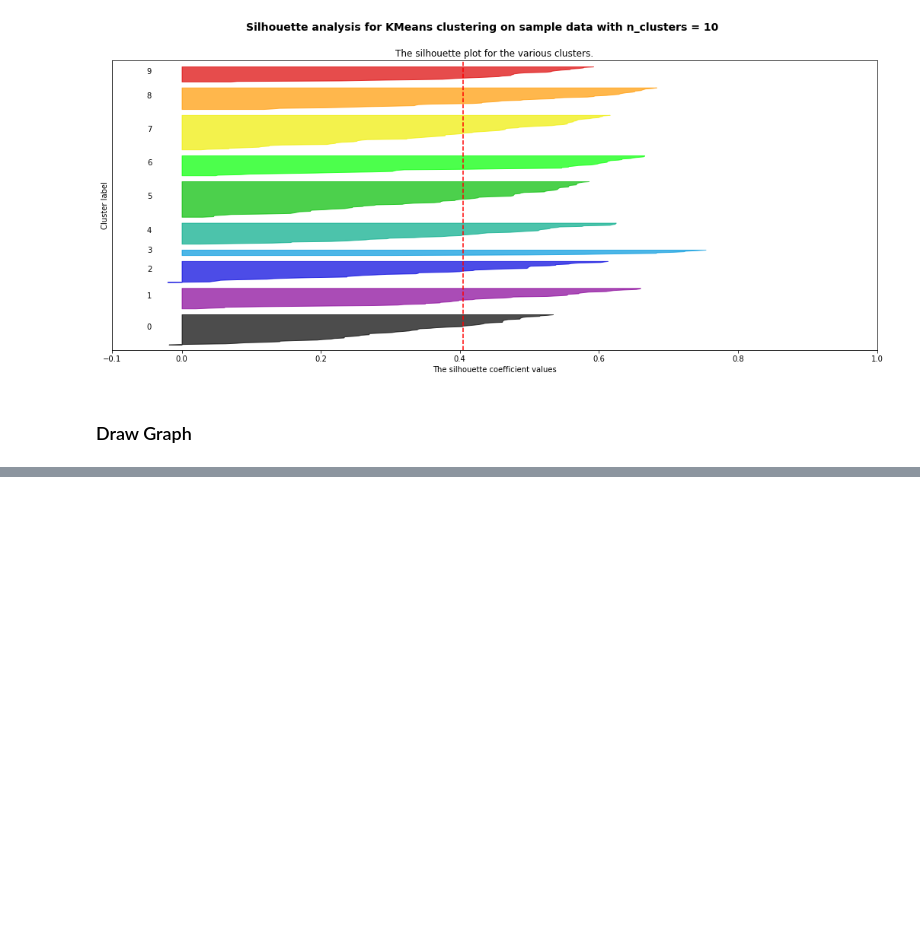
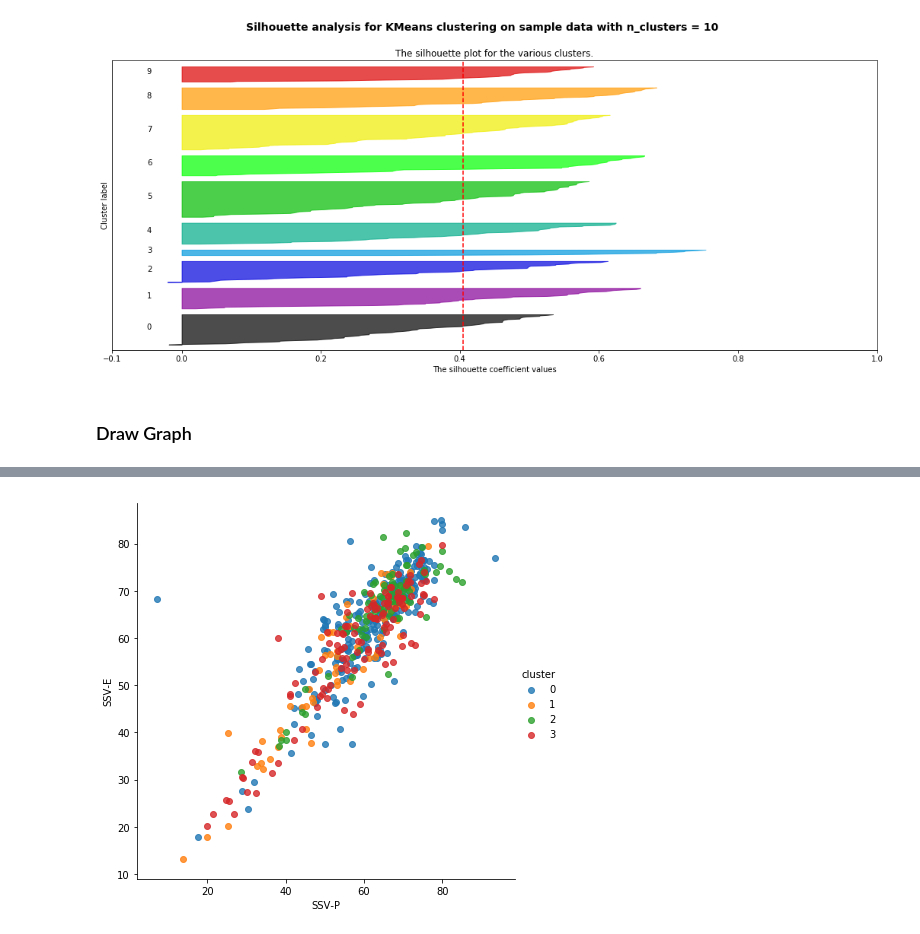
Before and after one commit to alam3211/DataMiningKmeansCluster, a Jupyter notebook: Final Project.ipynb, the cells around one changed output, grey strips where cells are left out. Saved outputs shown, nothing was run; the diff lists cells and outputs as text; code cells hidden in the pictures; blank space fills up the shorter version.

```diff
--- a/Final Project.ipynb
+++ b/Final Project.ipynb
@@ -365,0 +407,6 @@ X.head()
+# %%
+sns.lmplot('SSV-P' ,'SSV-E', data=df,
+        hue = "cluster",
+        fit_reg=False, height = 6 );
+# %% [output]
+[figure, added]
```
Also changed, not shown: parts of 10 cells of this notebook.
